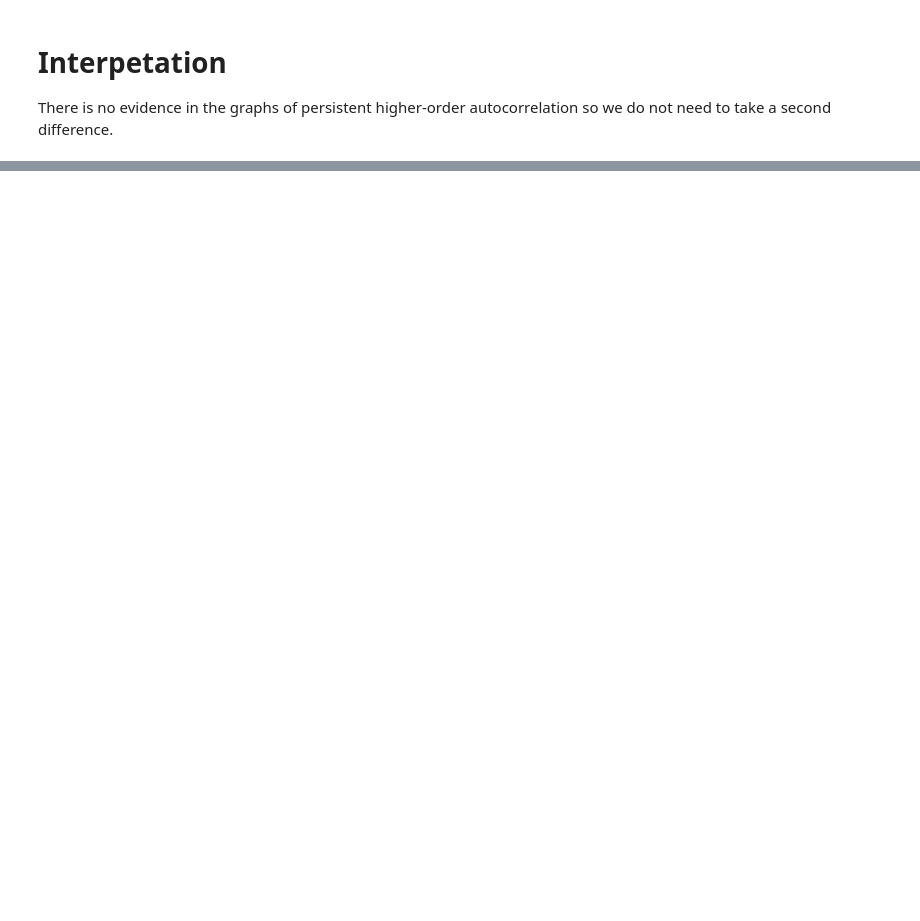
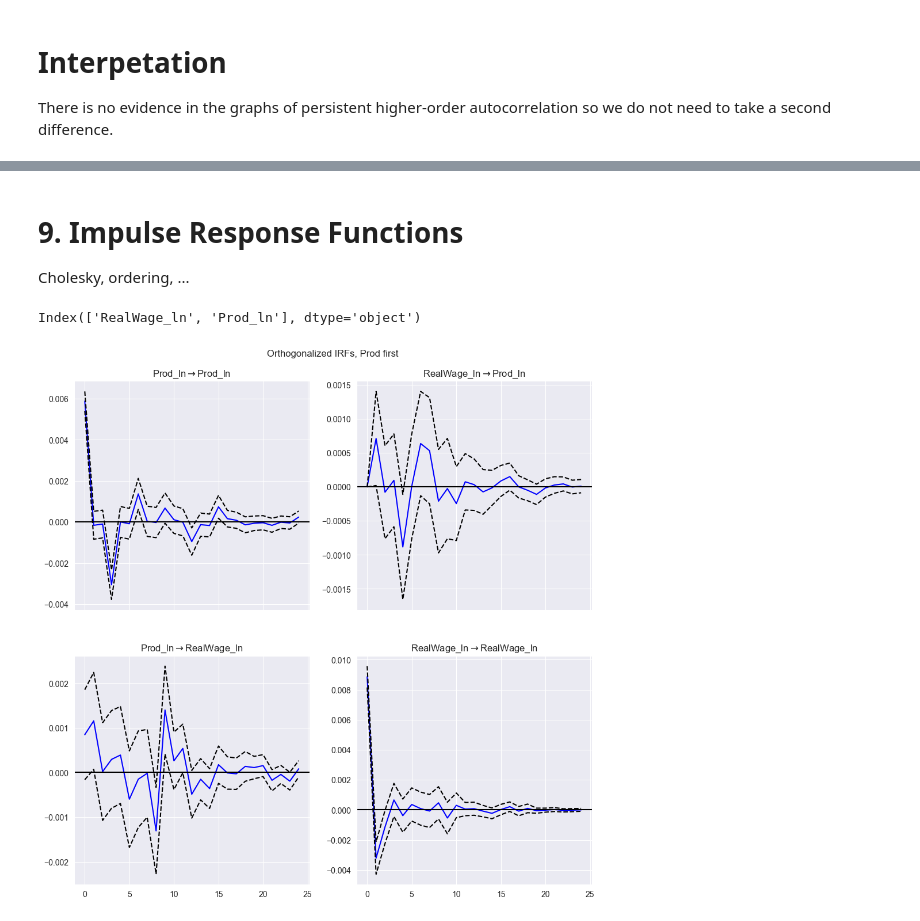
Before and after one commit to adrymmm/uk_inflation_wage_project, a Jupyter notebook: model.ipynb, the cells around one changed output, grey strips where cells are left out. Drawn from its saved outputs; the diff is of its cells as text; code cells hidden in the pictures; blank space fills up the shorter version.

```diff
--- a/model.ipynb
+++ b/model.ipynb
@@ -402,0 +383,12 @@ We found cointegration between inflation, weekly earnings and productivity, as w
+# %%
+# Selecting parsimonious AIC specification - 9 lags
+opt_aic = lag_sel_diff.aic
+
+# Fitting VAR
+var_model_aic = VAR(var_data).fit(opt_aic)
+
+print("-------- Portmanteau Test --------")
+print(var_model_aic.test_whiteness(nlags=12), "\n")
+
+print("-------- Stability Test --------")
+print("Stable:", var_model_aic.is_stable())
@@ -402,0 +401,24 @@ We found cointegration between inflation, weekly earnings and productivity, as w
+# %% [markdown]
+# 9. Impulse Response Functions
+Cholesky, ordering, ...
+# %%
+# Displaying ordering of columns
+print(var_data.columns)
+
+# Rearranging columns
+var_data_ord = var_data[['Prod_ln', 'RealWage_ln']]
+
+# Optimal AIC lags
+var_final = VAR(var_data_ord).fit(opt_aic)
+
+#Compute IRFs
+horizon = 24
+irf = var_final.irf(horizon)
+
+# Plot orthogonalized IRFs (Cholesky)
+irf.plot(orth=True)
+plt.suptitle(f"Orthogonalized IRFs, Prod first")
+plt.show()
+# %% [output]
+Index(['RealWage_ln', 'Prod_ln'], dtype='object')
+[figure, added]
```
Also changed, not shown: parts of 29 cells of this notebook.
